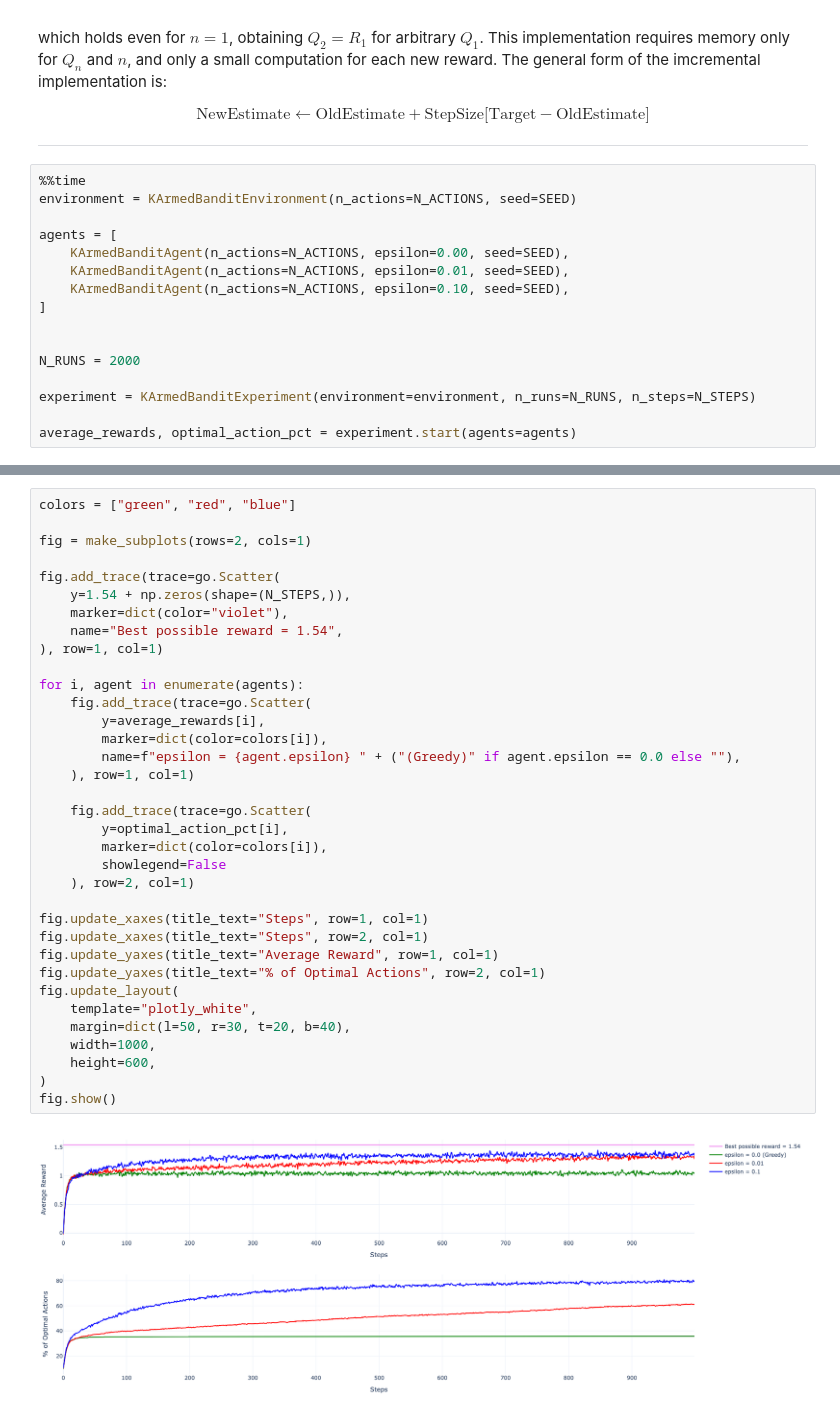
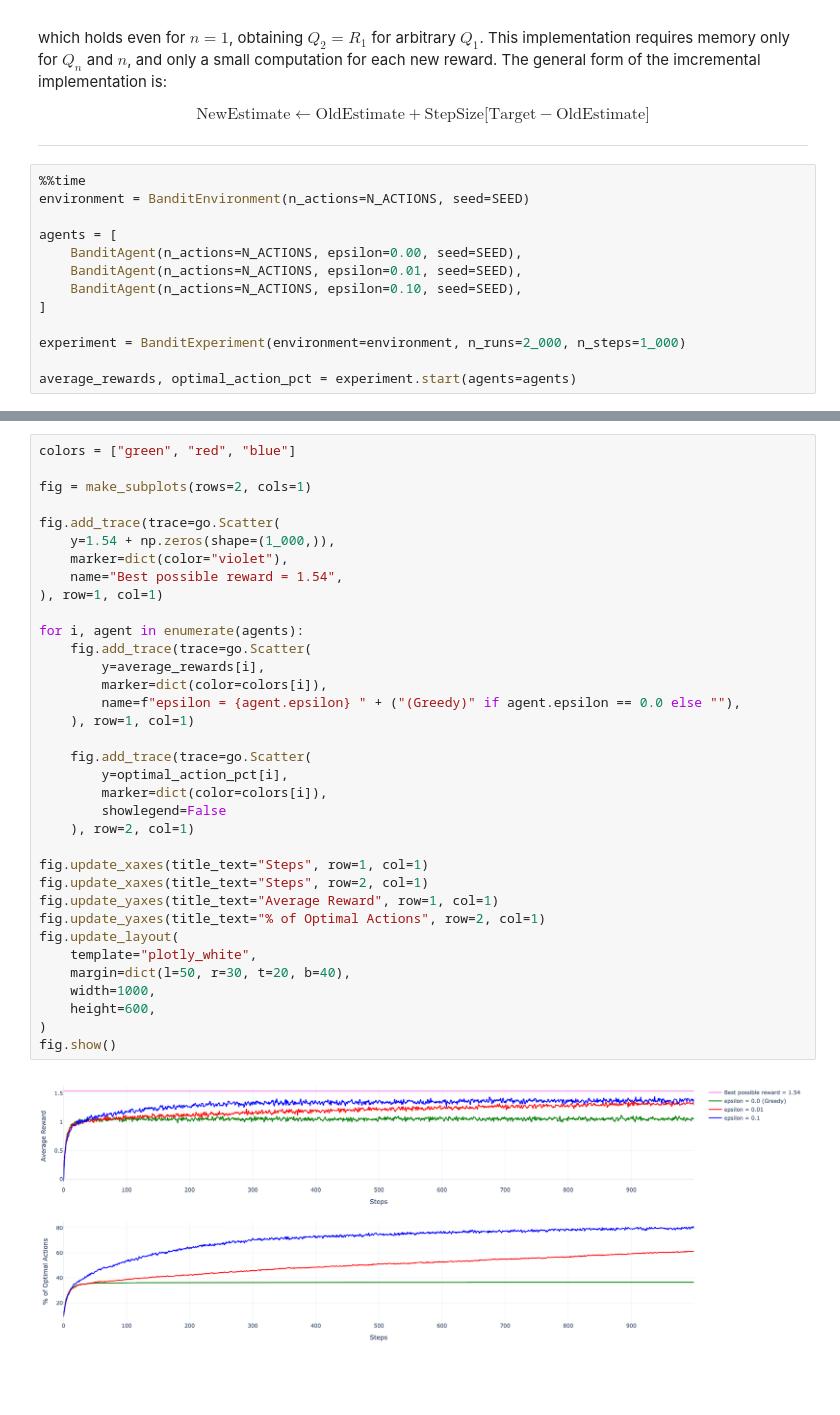
Before and after one commit to dksifoua/Reinforcement-Learning, a Jupyter notebook: notebooks/00 - Sequential Decision Making Under Uncertainty.ipynb, the cells around one changed output, grey strips where cells are left out. Saved outputs shown, nothing was run; the diff lists cells and outputs as text; blank space fills up the shorter version.

```diff
--- a/notebooks/00 - Sequential Decision Making Under Uncertainty.ipynb
+++ b/notebooks/00 - Sequential Decision Making Under Uncertainty.ipynb
@@ -122,18 +123,15 @@ $$
 ___
 # %%
 %%time
-environment = KArmedBanditEnvironment(n_actions=N_ACTIONS, seed=SEED)
+environment = BanditEnvironment(n_actions=N_ACTIONS, seed=SEED)
 
 agents = [
-    KArmedBanditAgent(n_actions=N_ACTIONS, epsilon=0.00, seed=SEED),
-    KArmedBanditAgent(n_actions=N_ACTIONS, epsilon=0.01, seed=SEED),
-    KArmedBanditAgent(n_actions=N_ACTIONS, epsilon=0.10, seed=SEED),
+    BanditAgent(n_actions=N_ACTIONS, epsilon=0.00, seed=SEED),
+    BanditAgent(n_actions=N_ACTIONS, epsilon=0.01, seed=SEED),
+    BanditAgent(n_actions=N_ACTIONS, epsilon=0.10, seed=SEED),
 ]
 
-
-N_RUNS = 2000
-
-experiment = KArmedBanditExperiment(environment=environment, n_runs=N_RUNS, n_steps=N_STEPS)
+experiment = BanditExperiment(environment=environment, n_runs=2_000, n_steps=1_000)
 
 average_rewards, optimal_action_pct = experiment.start(agents=agents)
 # %% [output]
@@ -145,34 +143,34 @@ colors = ["green", "red", "blue"]
 fig = make_subplots(rows=2, cols=1)
 
 fig.add_trace(trace=go.Scatter(
-    y=1.54 + np.zeros(shape=(N_STEPS,)),
+    y=1.54 + np.zeros(shape=(1_000,)),
     marker=dict(color="violet"),
     name="Best possible reward = 1.54",
 ), row=1, col=1)
 
 for i, agent in enumerate(agents):
     fig.add_trace(trace=go.Scatter(
         y=average_rewards[i],
         marker=dict(color=colors[i]),
         name=f"epsilon = {agent.epsilon} " + ("(Greedy)" if agent.epsilon == 0.0 else ""),
     ), row=1, col=1)
 
     fig.add_trace(trace=go.Scatter(
         y=optimal_action_pct[i],
         marker=dict(color=colors[i]),
         showlegend=False
     ), row=2, col=1)
 
 fig.update_xaxes(title_text="Steps", row=1, col=1)
 fig.update_xaxes(title_text="Steps", row=2, col=1)
 fig.update_yaxes(title_text="Average Reward", row=1, col=1)
 fig.update_yaxes(title_text="% of Optimal Actions", row=2, col=1)
 fig.update_layout(
     template="plotly_white",
     margin=dict(l=50, r=30, t=20, b=40),
     width=1000,
     height=600,
 )
 fig.show()
 # %% [output]
-[figure, old version]
+[figure, new version]
```
Also changed, not shown: parts of 10 cells of this notebook, 5 other files.
